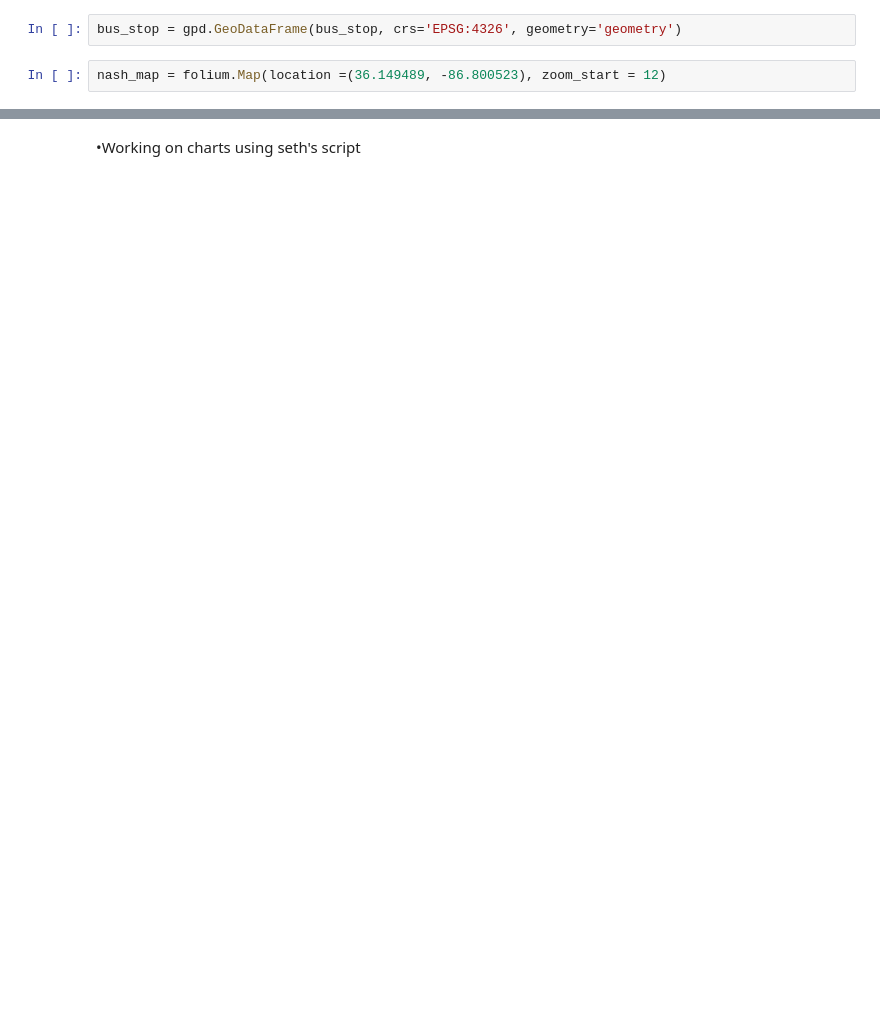
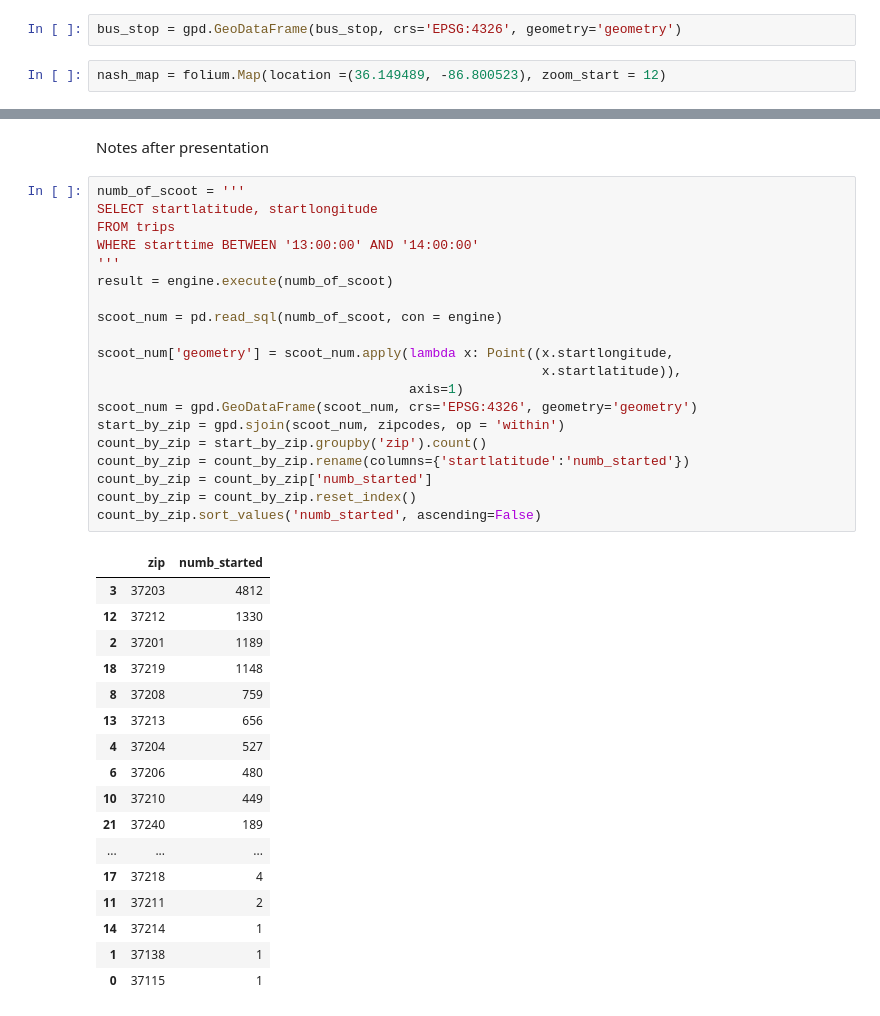
Before and after one commit to NSS-Data-Analytics-Cohort-8/scooter-partner1-whenhugocallsuspythonistas, a Jupyter notebook: notebooks/deliverables.ipynb, the cells around one changed output, grey strips where cells are left out. Saved outputs shown, nothing was run; the diff lists cells and outputs as text; blank space fills up the shorter version.

```diff
--- a/notebooks/deliverables.ipynb
+++ b/notebooks/deliverables.ipynb
@@ -479,2 +548,40 @@ nash_map
-# %% [markdown]
-•Working on charts using seth's script
+# %% [markdown]
+Notes after presentation
+# %%
+numb_of_scoot = '''
+SELECT startlatitude, startlongitude
+FROM trips
+WHERE starttime BETWEEN '13:00:00' AND '14:00:00'
+'''
+result = engine.execute(numb_of_scoot)
+
+scoot_num = pd.read_sql(numb_of_scoot, con = engine)
+
+scoot_num['geometry'] = scoot_num.apply(lambda x: Point((x.startlongitude,
+                                                         x.startlatitude)),
+                                        axis=1)
+scoot_num = gpd.GeoDataFrame(scoot_num, crs='EPSG:4326', geometry='geometry')
+start_by_zip = gpd.sjoin(scoot_num, zipcodes, op = 'within')
+count_by_zip = start_by_zip.groupby('zip').count()
+count_by_zip = count_by_zip.rename(columns={'startlatitude':'numb_started'})
+count_by_zip = count_by_zip['numb_started']
+count_by_zip = count_by_zip.reset_index()
+count_by_zip.sort_values('numb_started', ascending=False)
+# %% [output]
+|  | zip | numb_started |
+| 3 | 37203 | 4812 |
+| 12 | 37212 | 1330 |
+| 2 | 37201 | 1189 |
+| 18 | 37219 | 1148 |
+| 8 | 37208 | 759 |
+| 13 | 37213 | 656 |
+| 4 | 37204 | 527 |
+| 6 | 37206 | 480 |
+| 10 | 37210 | 449 |
+| 21 | 37240 | 189 |
+| ... | ... | ... |
+| 17 | 37218 | 4 |
+| 11 | 37211 | 2 |
+| 14 | 37214 | 1 |
+| 1 | 37138 | 1 |
+| 0 | 37115 | 1 |
```
Also changed, not shown: parts of 6 cells of this notebook, 11 other files.
